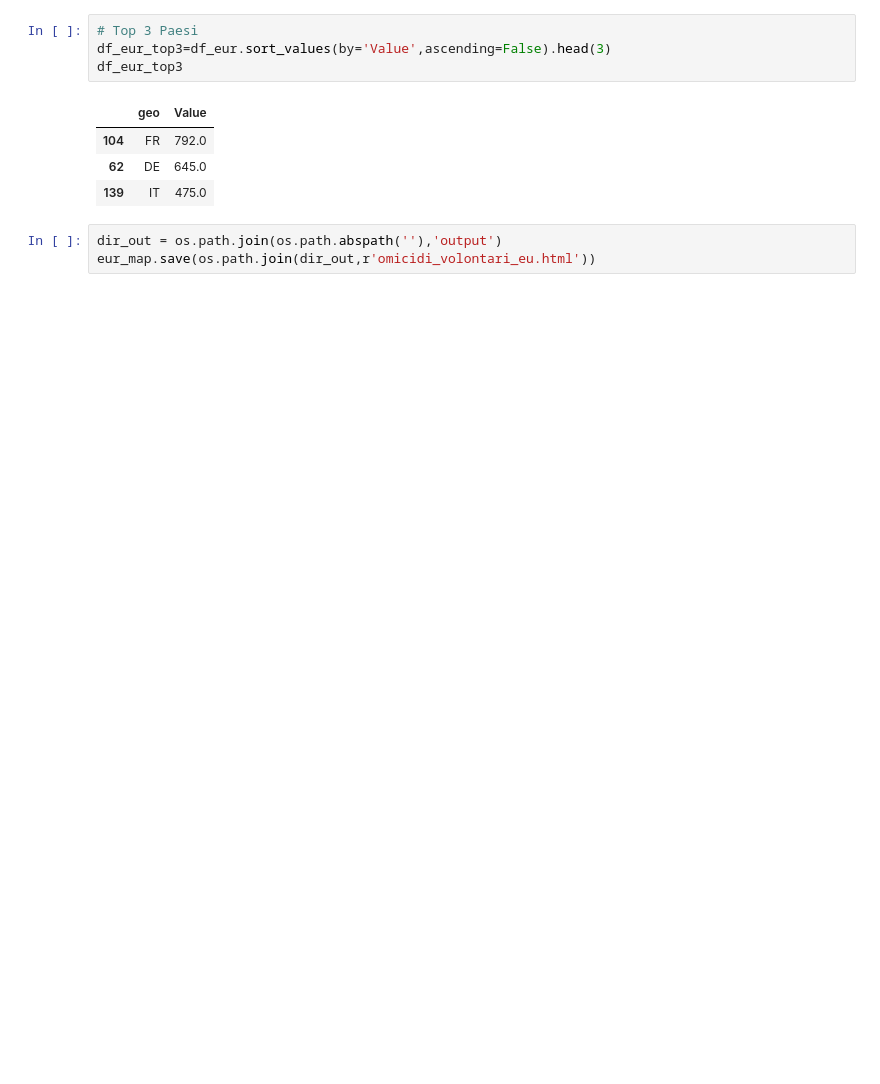
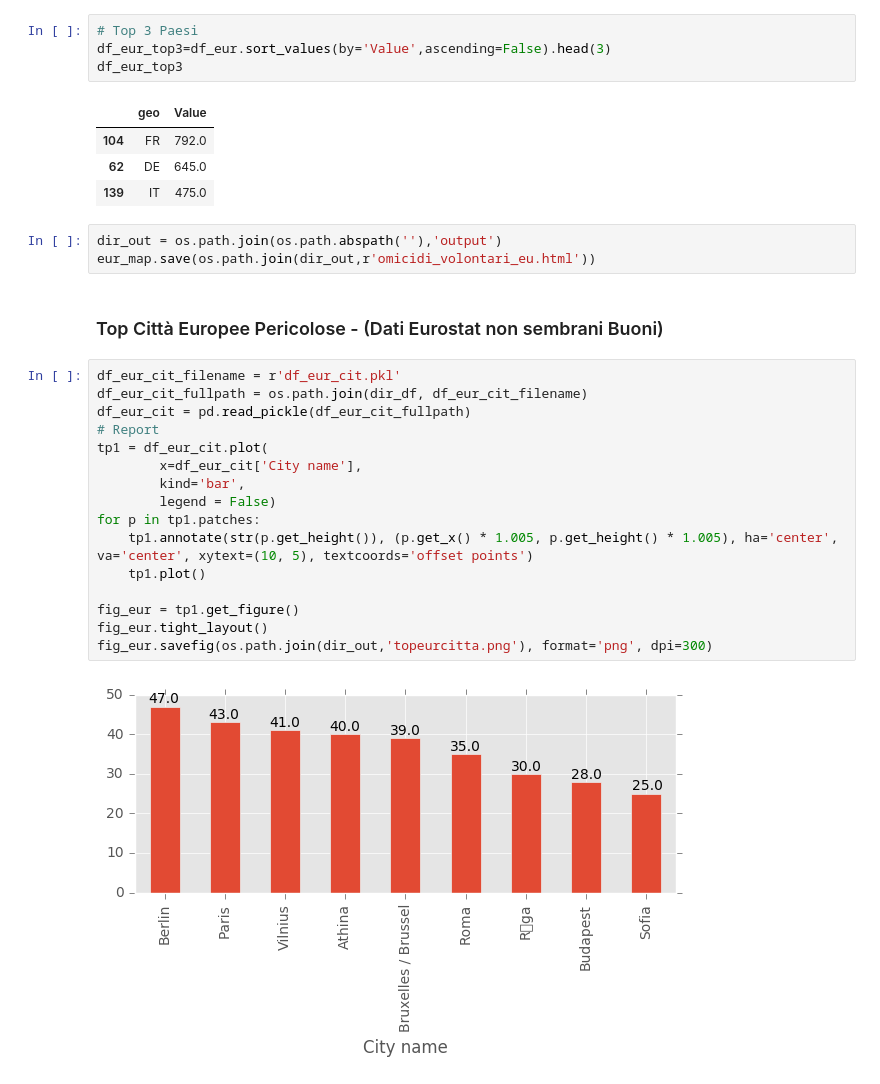
Before and after one commit to Cesaaar/od_crimini_ita, a Jupyter notebook: data_visualization.ipynb, the cells around one changed output. Cells and saved outputs as stored; diff of their text form; blank space fills up the shorter version.

```diff
--- a/data_visualization.ipynb
+++ b/data_visualization.ipynb
@@ -80,3 +110,23 @@ df_eur_top3
 # %%
 dir_out = os.path.join(os.path.abspath(''),'output')
 eur_map.save(os.path.join(dir_out,r'omicidi_volontari_eu.html'))
+# %% [markdown]
+### Top Città Europee Pericolose - (Dati Eurostat non sembrani Buoni)
+# %%
+df_eur_cit_filename = r'df_eur_cit.pkl'
+df_eur_cit_fullpath = os.path.join(dir_df, df_eur_cit_filename)
+df_eur_cit = pd.read_pickle(df_eur_cit_fullpath)
+# Report
+tp1 = df_eur_cit.plot(
+        x=df_eur_cit['City name'],
+        kind='bar',
+        legend = False)
+for p in tp1.patches:
+    tp1.annotate(str(p.get_height()), (p.get_x() * 1.005, p.get_height() * 1.005), ha='center', va='center', xytext=(10, 5), textcoords='offset points')
+    tp1.plot()
+
+fig_eur = tp1.get_figure()
+fig_eur.tight_layout()
+fig_eur.savefig(os.path.join(dir_out,'topeurcitta.png'), format='png', dpi=300)
+# %% [output]
+[figure, added]
```
Also changed, not shown: parts of 14 cells of this notebook, 12 other files.
